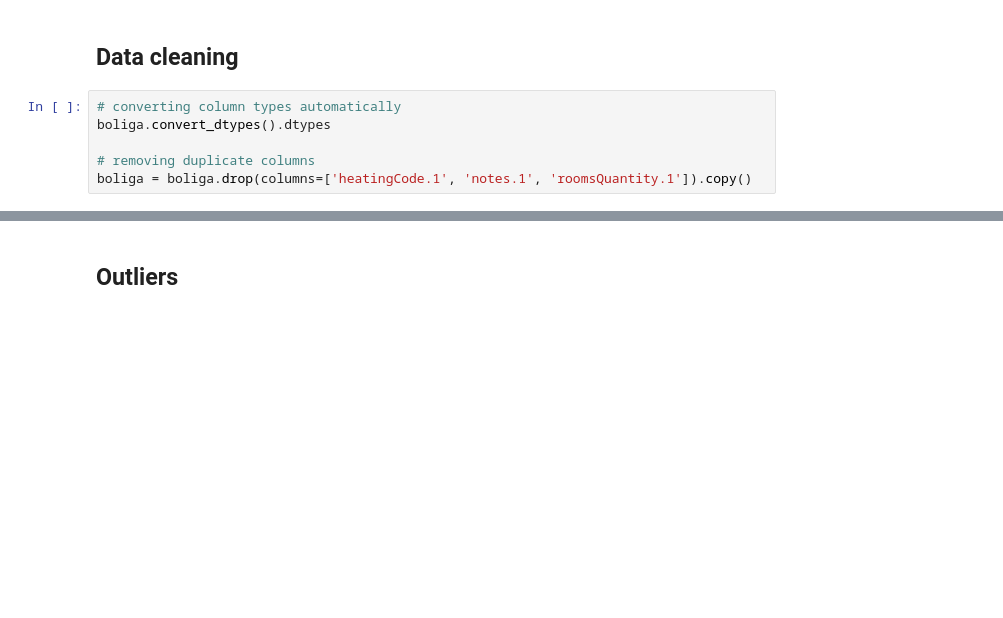
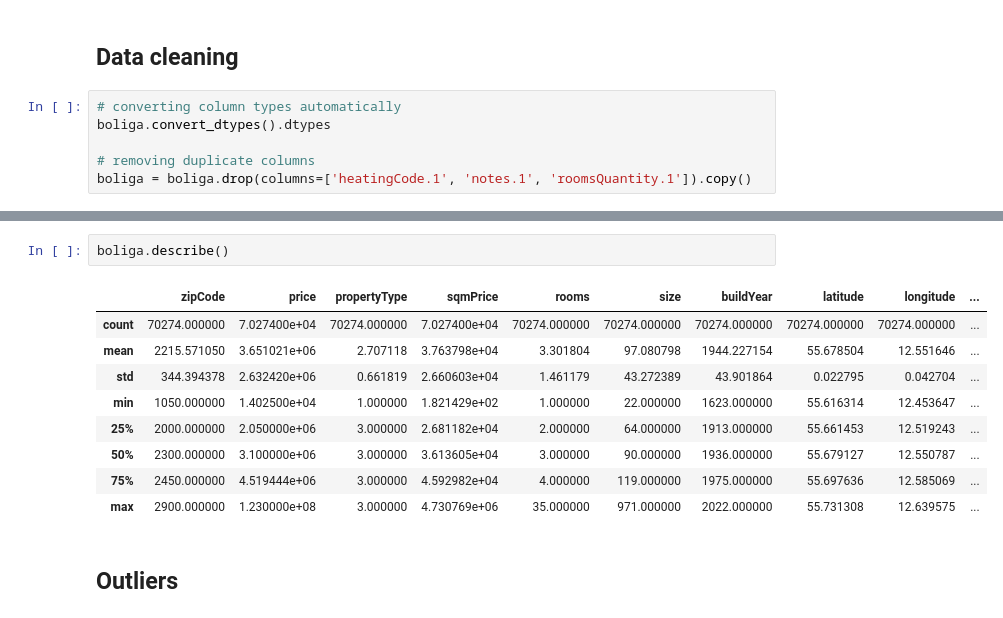
Before and after one commit to yapicikerem/ISDS_G9, a Jupyter notebook: Exam_G9.ipynb, the cells around one changed output, grey strips where cells are left out. Saved outputs shown, nothing was run; the diff lists cells and outputs as text; blank space fills up the shorter version.

```diff
--- a/Exam_G9.ipynb
+++ b/Exam_G9.ipynb
@@ -97,3 +122,15 @@ boliga = boliga.drop(columns=list)
+# %%
+boliga.describe()
+# %% [output]
+|  | zipCode | price | propertyType | sqmPrice | rooms | size | buildYear | latitude | longitude | ... |
+| count | 70274.000000 | 7.027400e+04 | 70274.000000 | 7.027400e+04 | 70274.000000 | 70274.000000 | 70274.000000 | 70274.000000 | 70274.000000 | ... |
+| mean | 2215.571050 | 3.651021e+06 | 2.707118 | 3.763798e+04 | 3.301804 | 97.080798 | 1944.227154 | 55.678504 | 12.551646 | ... |
+| std | 344.394378 | 2.632420e+06 | 0.661819 | 2.660603e+04 | 1.461179 | 43.272389 | 43.901864 | 0.022795 | 0.042704 | ... |
+| min | 1050.000000 | 1.402500e+04 | 1.000000 | 1.821429e+02 | 1.000000 | 22.000000 | 1623.000000 | 55.616314 | 12.453647 | ... |
+| 25% | 2000.000000 | 2.050000e+06 | 3.000000 | 2.681182e+04 | 2.000000 | 64.000000 | 1913.000000 | 55.661453 | 12.519243 | ... |
+| 50% | 2300.000000 | 3.100000e+06 | 3.000000 | 3.613605e+04 | 3.000000 | 90.000000 | 1936.000000 | 55.679127 | 12.550787 | ... |
+| 75% | 2450.000000 | 4.519444e+06 | 3.000000 | 4.592982e+04 | 4.000000 | 119.000000 | 1975.000000 | 55.697636 | 12.585069 | ... |
+| max | 2900.000000 | 1.230000e+08 | 3.000000 | 4.730769e+06 | 35.000000 | 971.000000 | 2022.000000 | 55.731308 | 12.639575 | ... |
 # %% [markdown]
 ## Outliers
 # %%
```
Also changed, not shown: parts of 15 cells of this notebook, 3 other files.
